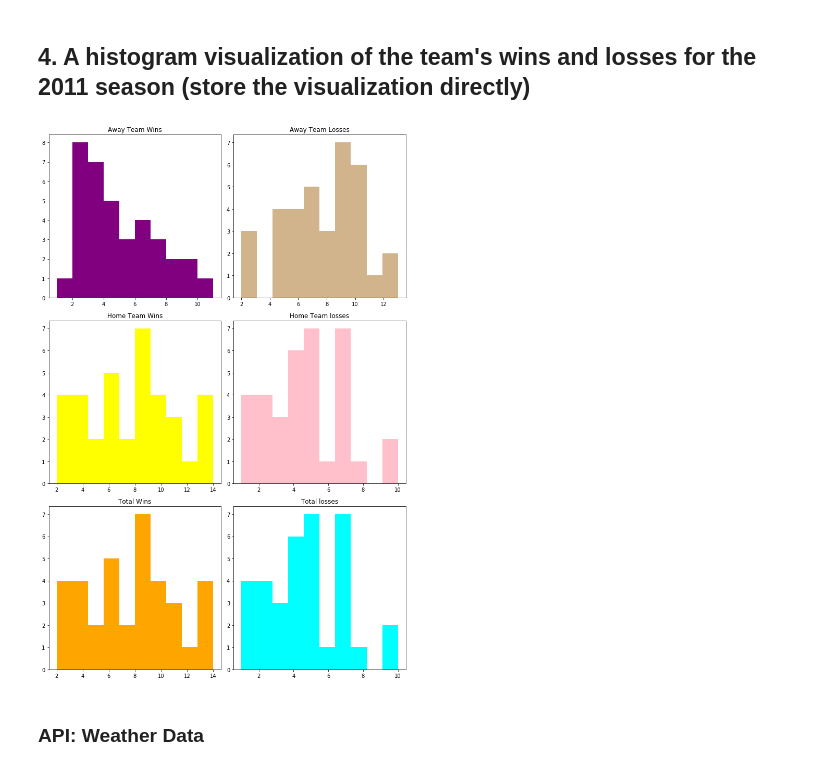
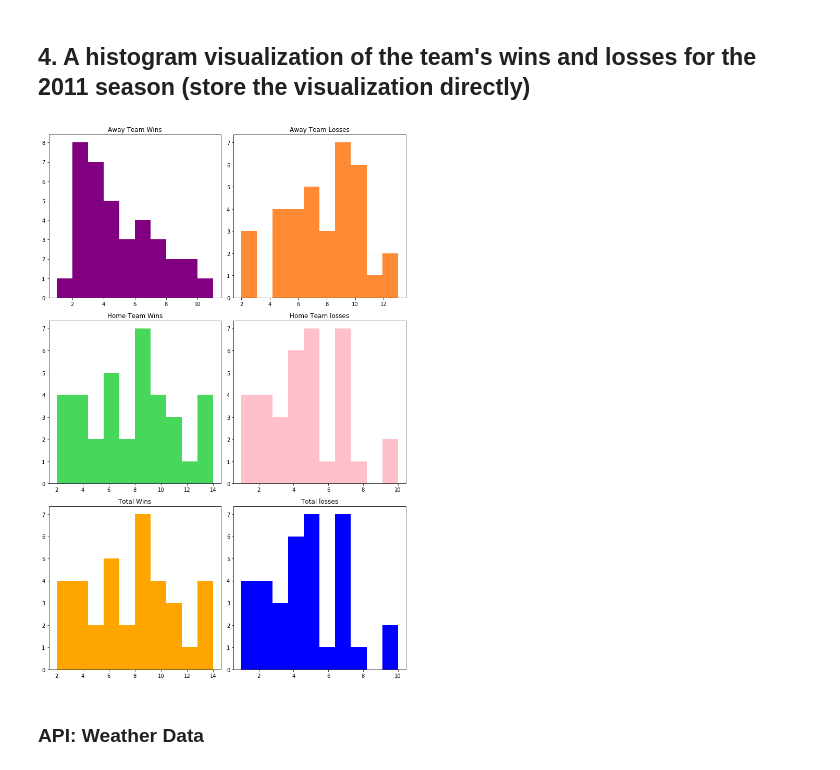
Before and after one commit to aroayeo/london-ds-100719-M2-project-template, a Jupyter notebook: mod_2.ipynb, the cells around one changed output. Drawn from its saved outputs; the diff is of its cells as text; code cells hidden in the pictures.

```diff
--- a/mod_2.ipynb
+++ b/mod_2.ipynb
@@ -220,30 +220,30 @@ totalwinloss.head()
 # %%
 fig, axes = plt.subplots(nrows=3, ncols=2, figsize=(10, 15))
 ax0, ax1, ax2, ax3, ax4, ax5 = axes.flatten()
 
 
-ax0.hist(totalwinloss['awaywin'], color='purple')
+ax0.hist(totalwinloss['awaywin'], bins = 10, color='purple')
 ax0.set_title('Away Team Wins')
 
-ax1.hist(totalwinloss['awayloss'], color='tan')
+ax1.hist(totalwinloss['awayloss'],bins = 10,  color='#ff8a33')
 ax1.set_title('Away Team Losses')
 
-ax2.hist(totalwinloss['homewin'], color='yellow')
+ax2.hist(totalwinloss['homewin'], bins = 10, color='#47D85B')
 ax2.set_title('Home Team Wins')
 
-ax3.hist(totalwinloss['homeloss'], color='pink')
+ax3.hist(totalwinloss['homeloss'],bins = 10,  color='pink')
 ax3.set_title('Home Team losses')
 
-ax4.hist(totalwinloss['homewin'], color='orange')
+ax4.hist(totalwinloss['homewin'], bins = 10, color='orange')
 ax4.set_title('Total Wins')
 
-ax5.hist(totalwinloss['homeloss'], color='cyan')
+ax5.hist(totalwinloss['homeloss'],bins = 10,  color='blue')
 ax5.set_title('Total losses')
 
 fig.tight_layout()
 plt.show()
 # %% [output]
-[figure, old version]
+[figure, new version]
 # %% [markdown]
 ### API: Weather Data
 # %%
```
